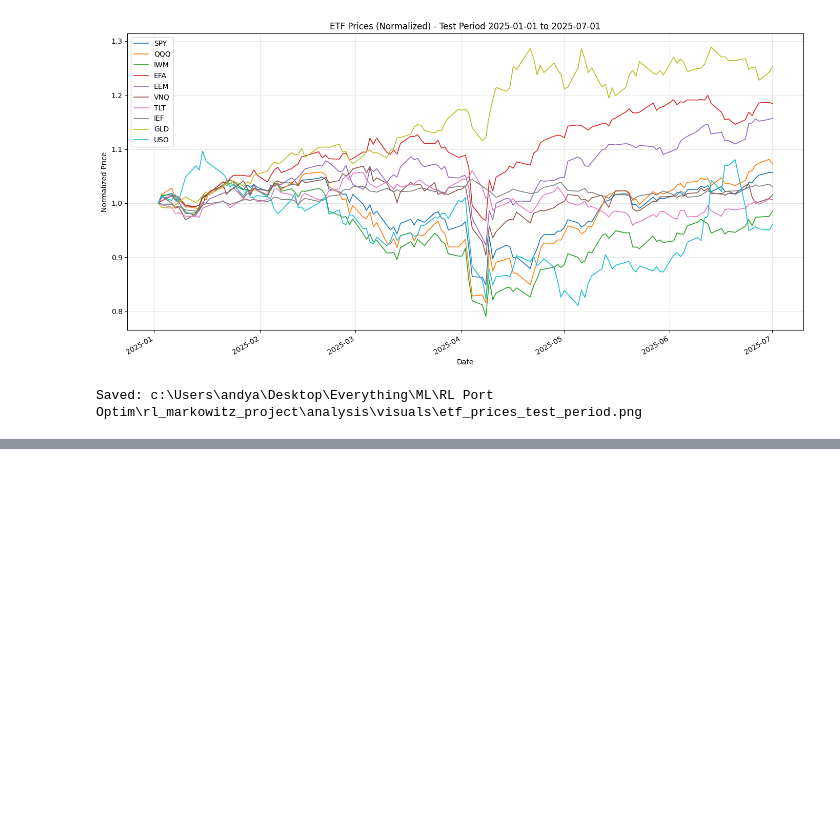
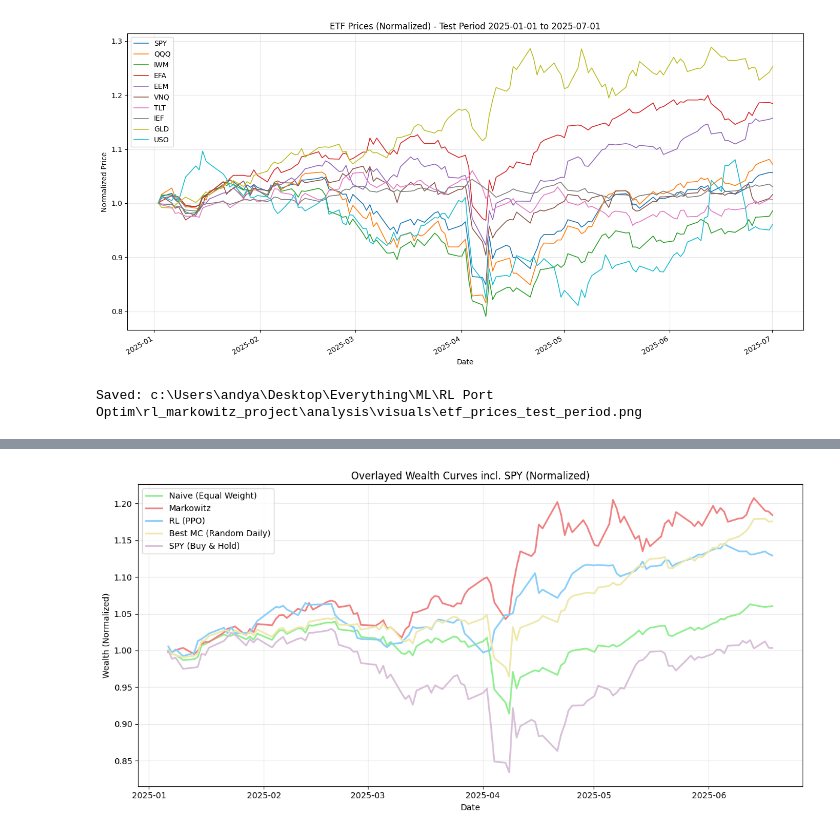
Before and after one commit to OuJiaPeng/DRL-portfolio-optimization, a Jupyter notebook: analysis/visuals/visuals.ipynb, the cells around one changed output, grey strips where cells are left out. Drawn from its saved outputs; the diff is of its cells as text; code cells hidden in the pictures; blank space fills up the shorter version.

```diff
--- a/analysis/visuals/visuals.ipynb
+++ b/analysis/visuals/visuals.ipynb
@@ -70,0 +148,95 @@ Saved: c:\Users\andya\Desktop\Everything\ML\RL Port Optim\rl_markowitz_project\a
+# %%
+# Add SPY (buy & hold) metrics and extended overlay plot including SPY
+from pathlib import Path
+import pandas as pd
+import numpy as np
+import matplotlib.pyplot as plt
+
+# Assumes previous cell created variables: merged (RL/Markowitz/Naive (+ optional best_mc_wealth)),
+# prices (full price DataFrame with ETF columns), and start/end dates via rl_df.
+# Reconstruct SPY wealth over the merged date range.
+
+if 'merged' not in globals():
+    raise RuntimeError("Expected 'merged' DataFrame from prior cell not found. Re-run previous overlay cell first.")
+
+# Derive date range from merged
+start_date = merged['date'].min()
+end_date = merged['date'].max()
+
+# Load prices if not already loaded
+if 'prices' not in globals():
+    project_root = Path.cwd().parent.parent
+    prices_csv = project_root / 'data' / 'etf_prices.csv'
+    prices = pd.read_csv(prices_csv, index_col=0, parse_dates=True)
+
+spy_series = prices.loc[start_date:end_date, 'SPY'].copy()
+if spy_series.isna().all():
+    raise ValueError("SPY price series is empty or NaN in the selected date range.")
+
+# Compute SPY wealth (normalized) and daily returns
+spy_returns = spy_series.pct_change().dropna()
+spy_wealth = (1 + spy_returns).cumprod()
+
+# Prepare SPY DataFrame aligned for merge
+spy_df = spy_wealth.reset_index().rename(columns={'index':'date','SPY':'SPY_wealth'})
+if 'SPY_wealth' not in spy_df.columns:
+    # If auto renaming created numeric column name
+    col2 = spy_df.columns[1]
+    spy_df = spy_df.rename(columns={col2:'SPY_wealth'})
+
+# Merge (inner to retain common dates)
+merged_spy = merged.merge(spy_df.rename(columns={'SPY_wealth':'SPY'}), on='date', how='inner')
+
+# Normalize SPY to 1.0 at first common date to match existing normalization already done for others
+if merged_spy['SPY'].iloc[0] != 1.0:
+    merged_spy['SPY'] = merged_spy['SPY'] / merged_spy['SPY'].iloc[0]
+
+# Plot extended overlay including SPY
+plt.figure(figsize=(12,6))
+plt.plot(merged_spy['date'], merged_spy['Naive'], label='Naive (Equal Weight)', linewidth=2, color='lightgreen')
+plt.plot(merged_spy['date'], merged_spy['Markowitz'], label='Markowitz', linewidth=2, color='lightcoral')
+plt.plot(merged_spy['date'], merged_spy['RL'], label='RL (PPO)', linewidth=2, color='lightskyblue')
+if 'best_mc_wealth' in merged_spy.columns:
+    plt.plot(merged_spy['date'], merged_spy['best_mc_wealth'], label='Best MC (Random Daily)', linewidth=2, color='palegoldenrod')
+plt.plot(merged_spy['date'], merged_spy['SPY'], label='SPY (Buy & Hold)', linewidth=2, color='thistle')
+plt.title('Overlayed Wealth Curves incl. SPY (Normalized)')
+plt.xlabel('Date')
+plt.ylabel('Wealth (Normalized)')
+plt.grid(True, alpha=0.3)
+plt.legend()
+plt.tight_layout()
+out_path_spy = Path.cwd() / 'overlay_wealth_curves_with_spy.png'
+plt.savefig(out_path_spy, dpi=200, bbox_inches='tight')
+plt.show()
+print(f'Saved extended overlay plot with SPY to: {out_path_spy}')
+
+# Compute SPY metrics for LaTeX table row
+rf_daily = 0.04 / 252.0
+excess_returns = spy_returns - rf_daily
+annualized_excess_return = excess_returns.mean() * 252
+annualized_vol = excess_returns.std(ddof=1) * np.sqrt(252)
+sharpe = annualized_excess_return / annualized_vol if annualized_vol > 0 else np.nan
+n_days = len(spy_returns)
+if n_days > 1:
+    cagr = (spy_wealth.iloc[-1] / spy_wealth.iloc[0]) ** (252 / n_days) - 1
+else:
+    cagr = np.nan
+running_max = spy_wealth.cummax()
+drawdowns = spy_wealth / running_max - 1.0
+max_dd = drawdowns.min()
+
+print('\nSPY metrics:')
+print(f'Annualized Excess Return: {annualized_excess_return:.2%}')
+print(f'Annualized Volatility (excess std basis): {annualized_vol:.2%}')
+print(f'Sharpe: {sharpe:.2f}')
+print(f'Max Drawdown: {max_dd:.2%}')
+print(f'CAGR: {cagr:.2%}')
+
+# Output LaTeX table row (align with existing columns: Portfolio & AnnExcessRet & Vol & Sharpe & MaxDD & CAGR)
+print('\nLaTeX row to add:')
+print(f'SPY (Buy \\& Hold) & {annualized_excess_return*100:.2f}\% & {annualized_vol*100:.2f}\% & {sharpe:.2f} & {max_dd*100:.2f}\% & {cagr*100:.2f}\% \\')
+
+# Provide merged_spy for any further analysis
+merged_with_spy = merged_spy.copy()
+# %% [output]
+[figure, added]
```
Also changed, not shown: parts of 2 cells of this notebook, 9 other files.
